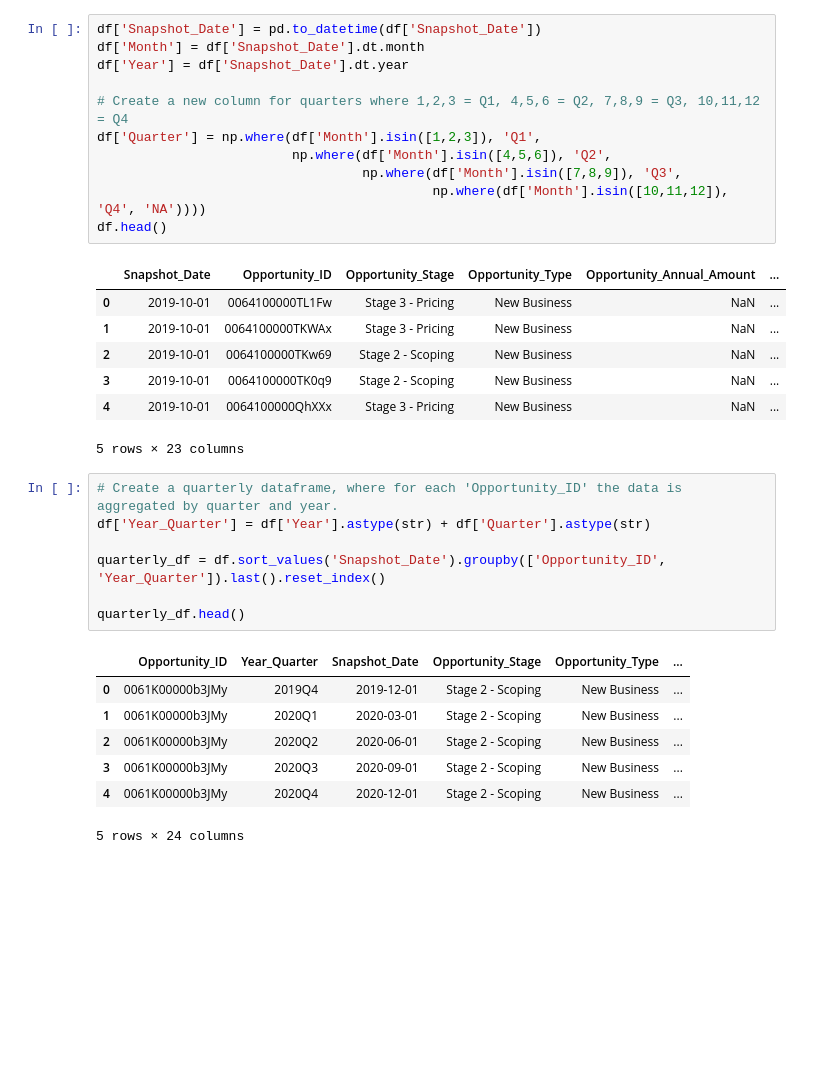
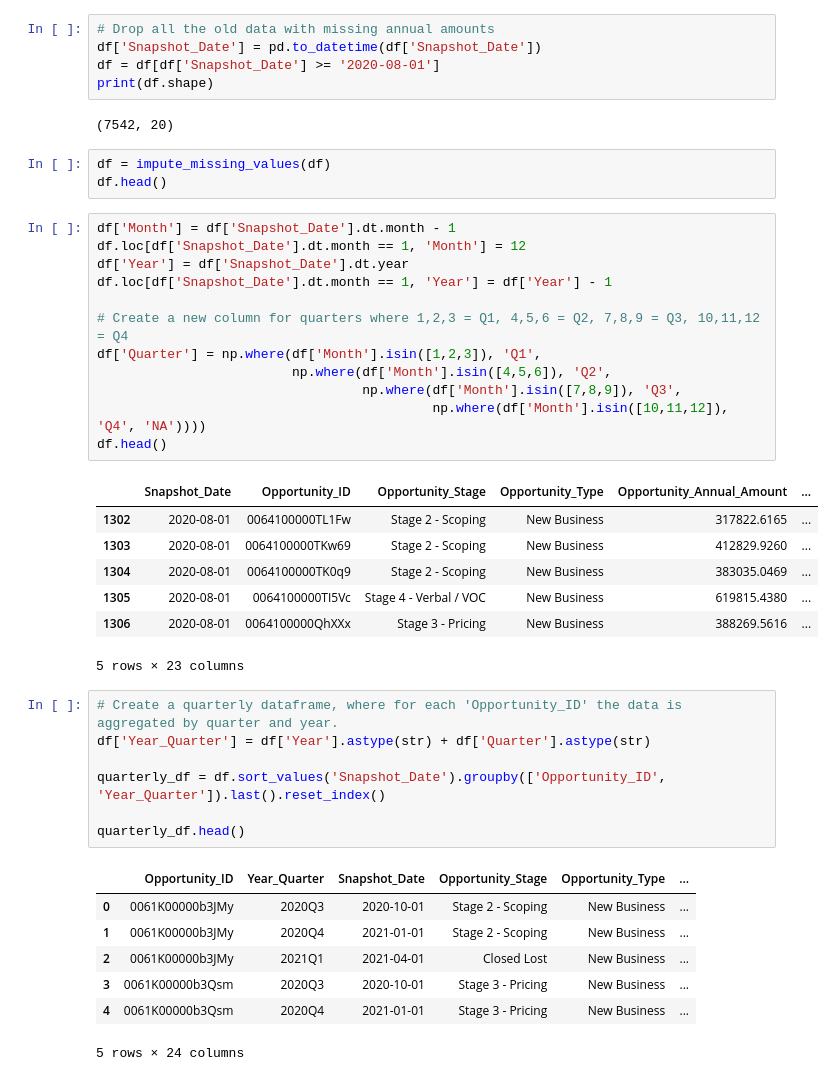
Before and after one commit to carlwharris/Protenus-Hackathon, a Jupyter notebook: Residual_effects_analysis.ipynb, the cells around one changed output. Drawn from its saved outputs; the diff is of its cells as text; blank space fills up the shorter version.

```diff
--- a/Residual_effects_analysis.ipynb
+++ b/Residual_effects_analysis.ipynb
@@ -15,21 +16,32 @@ df.head()
+# %%
+# Drop all the old data with missing annual amounts
+df['Snapshot_Date'] = pd.to_datetime(df['Snapshot_Date'])
+df = df[df['Snapshot_Date'] >= '2020-08-01']
+print(df.shape)
+# %% [output]
+(7542, 20)
+# %%
+df = impute_missing_values(df)
+df.head()
 # %%
-df['Snapshot_Date'] = pd.to_datetime(df['Snapshot_Date'])
-df['Month'] = df['Snapshot_Date'].dt.month
+df['Month'] = df['Snapshot_Date'].dt.month - 1
+df.loc[df['Snapshot_Date'].dt.month == 1, 'Month'] = 12
 df['Year'] = df['Snapshot_Date'].dt.year
+df.loc[df['Snapshot_Date'].dt.month == 1, 'Year'] = df['Year'] - 1
 
 # Create a new column for quarters where 1,2,3 = Q1, 4,5,6 = Q2, 7,8,9 = Q3, 10,11,12 = Q4
 df['Quarter'] = np.where(df['Month'].isin([1,2,3]), 'Q1',
                          np.where(df['Month'].isin([4,5,6]), 'Q2',
                                   np.where(df['Month'].isin([7,8,9]), 'Q3',
                                            np.where(df['Month'].isin([10,11,12]), 'Q4', 'NA'))))
 df.head()
 # %% [output]
 |  | Snapshot_Date | Opportunity_ID | Opportunity_Stage | Opportunity_Type | Opportunity_Annual_Amount | ... |
-| 0 | 2019-10-01 | 0064100000TL1Fw | Stage 3 - Pricing | New Business | NaN | ... |
-| 1 | 2019-10-01 | 0064100000TKWAx | Stage 3 - Pricing | New Business | NaN | ... |
-| 2 | 2019-10-01 | 0064100000TKw69 | Stage 2 - Scoping | New Business | NaN | ... |
-| 3 | 2019-10-01 | 0064100000TK0q9 | Stage 2 - Scoping | New Business | NaN | ... |
-| 4 | 2019-10-01 | 0064100000QhXXx | Stage 3 - Pricing | New Business | NaN | ... |
+| 1302 | 2020-08-01 | 0064100000TL1Fw | Stage 2 - Scoping | New Business | 317822.6165 | ... |
+| 1303 | 2020-08-01 | 0064100000TKw69 | Stage 2 - Scoping | New Business | 412829.9260 | ... |
+| 1304 | 2020-08-01 | 0064100000TK0q9 | Stage 2 - Scoping | New Business | 383035.0469 | ... |
+| 1305 | 2020-08-01 | 0064100000TI5Vc | Stage 4 - Verbal / VOC | New Business | 619815.4380 | ... |
+| 1306 | 2020-08-01 | 0064100000QhXXx | Stage 3 - Pricing | New Business | 388269.5616 | ... |
 5 rows × 23 columns
 # %%
 # Create a quarterly dataframe, where for each 'Opportunity_ID' the data is aggregated by quarter and year.
@@ -40,11 +52,11 @@ quarterly_df = df.sort_values('Snapshot_Date').groupby(['Opportunity_ID', 'Year_
 quarterly_df.head()
 # %% [output]
 |  | Opportunity_ID | Year_Quarter | Snapshot_Date | Opportunity_Stage | Opportunity_Type | ... |
-| 0 | 0061K00000b3JMy | 2019Q4 | 2019-12-01 | Stage 2 - Scoping | New Business | ... |
-| 1 | 0061K00000b3JMy | 2020Q1 | 2020-03-01 | Stage 2 - Scoping | New Business | ... |
-| 2 | 0061K00000b3JMy | 2020Q2 | 2020-06-01 | Stage 2 - Scoping | New Business | ... |
-| 3 | 0061K00000b3JMy | 2020Q3 | 2020-09-01 | Stage 2 - Scoping | New Business | ... |
-| 4 | 0061K00000b3JMy | 2020Q4 | 2020-12-01 | Stage 2 - Scoping | New Business | ... |
+| 0 | 0061K00000b3JMy | 2020Q3 | 2020-10-01 | Stage 2 - Scoping | New Business | ... |
+| 1 | 0061K00000b3JMy | 2020Q4 | 2021-01-01 | Stage 2 - Scoping | New Business | ... |
+| 2 | 0061K00000b3JMy | 2021Q1 | 2021-04-01 | Closed Lost | New Business | ... |
+| 3 | 0061K00000b3Qsm | 2020Q3 | 2020-10-01 | Stage 3 - Pricing | New Business | ... |
+| 4 | 0061K00000b3Qsm | 2020Q4 | 2021-01-01 | Stage 3 - Pricing | New Business | ... |
 5 rows × 24 columns
 # %%
 # Create a column for the 'Opportunity_Annual_Amount' of the previous quarter for each 'Opportunity_ID'
```
Also changed, not shown: parts of 13 cells of this notebook.
